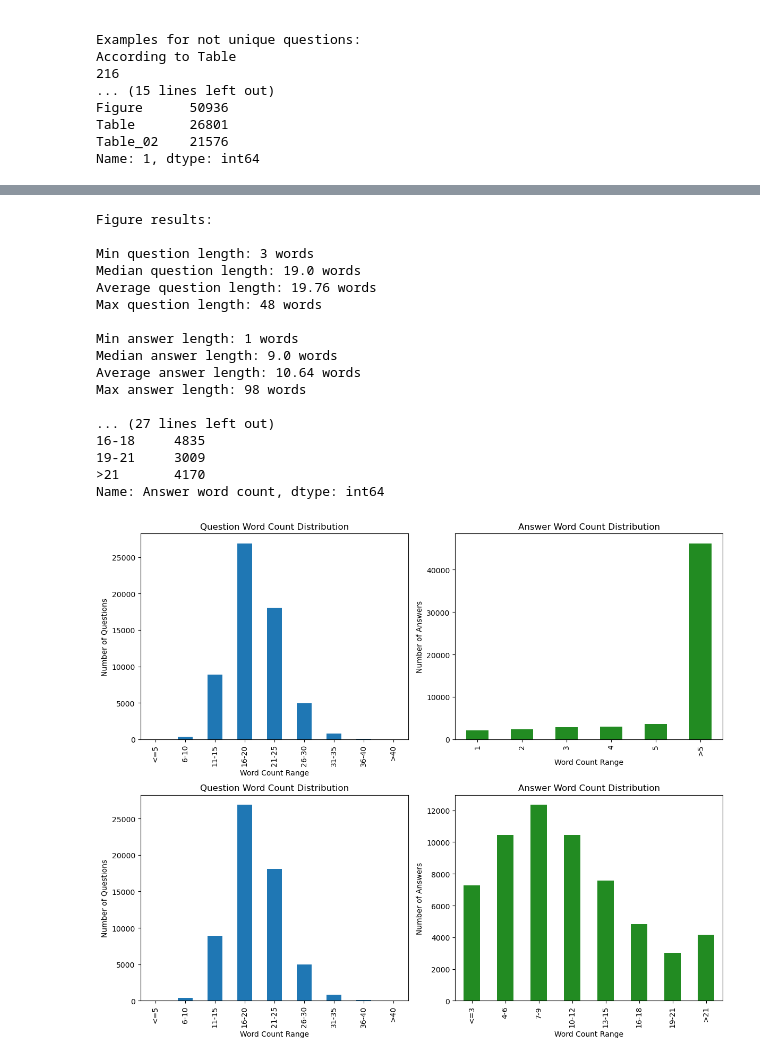
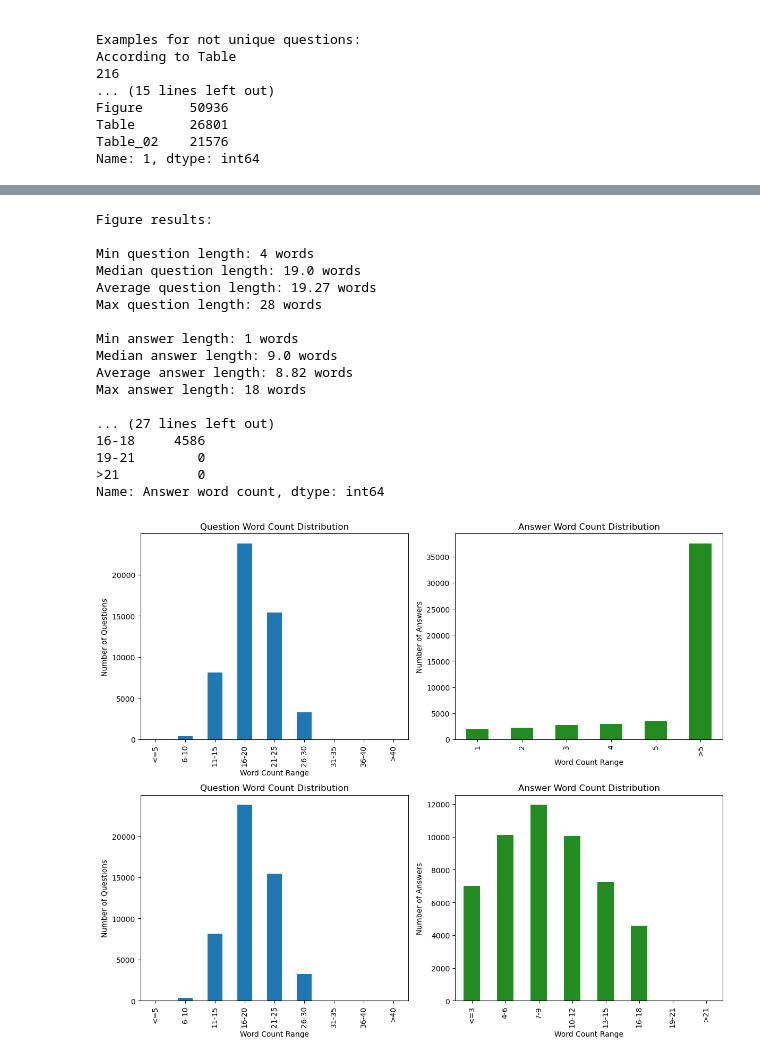
Before and after one commit to fuubian/Masterthesis_Code, a Jupyter notebook: dataset/qa_pair_filtering/filter_questions_01.ipynb, the cells around one changed output, grey strips where cells are left out. Saved outputs shown, nothing was run; the diff lists cells and outputs as text; code cells hidden in the pictures.

Commit message:
Fix bug in filter_questions notebook

```diff
--- a/dataset/qa_pair_filtering/filter_questions_01.ipynb
+++ b/dataset/qa_pair_filtering/filter_questions_01.ipynb
@@ -412,22 +412,22 @@ Name: Answer word count, dtype: int64
 # %%
-get_qa_pair_statistics(qa_pair_file, "Figure")
+get_qa_pair_statistics(qa_pair_filtered_file, "Figure")
 # %% [output]
 Figure results:
 
-Min question length: 3 words
+Min question length: 4 words
 Median question length: 19.0 words
-Average question length: 19.76 words
-Max question length: 48 words
+Average question length: 19.27 words
+Max question length: 28 words
 
 Min answer length: 1 words
 Median answer length: 9.0 words
-Average answer length: 10.64 words
-Max answer length: 98 words
+Average answer length: 8.82 words
+Max answer length: 18 words
 
 ... (27 lines left out)
-16-18     4835
-19-21     3009
->21       4170
+16-18     4586
+19-21        0
+>21          0
 Name: Answer word count, dtype: int64
-[figure, old version]
+[figure, new version]
 # %%
```
Also changed, not shown: parts of 3 cells of this notebook.
